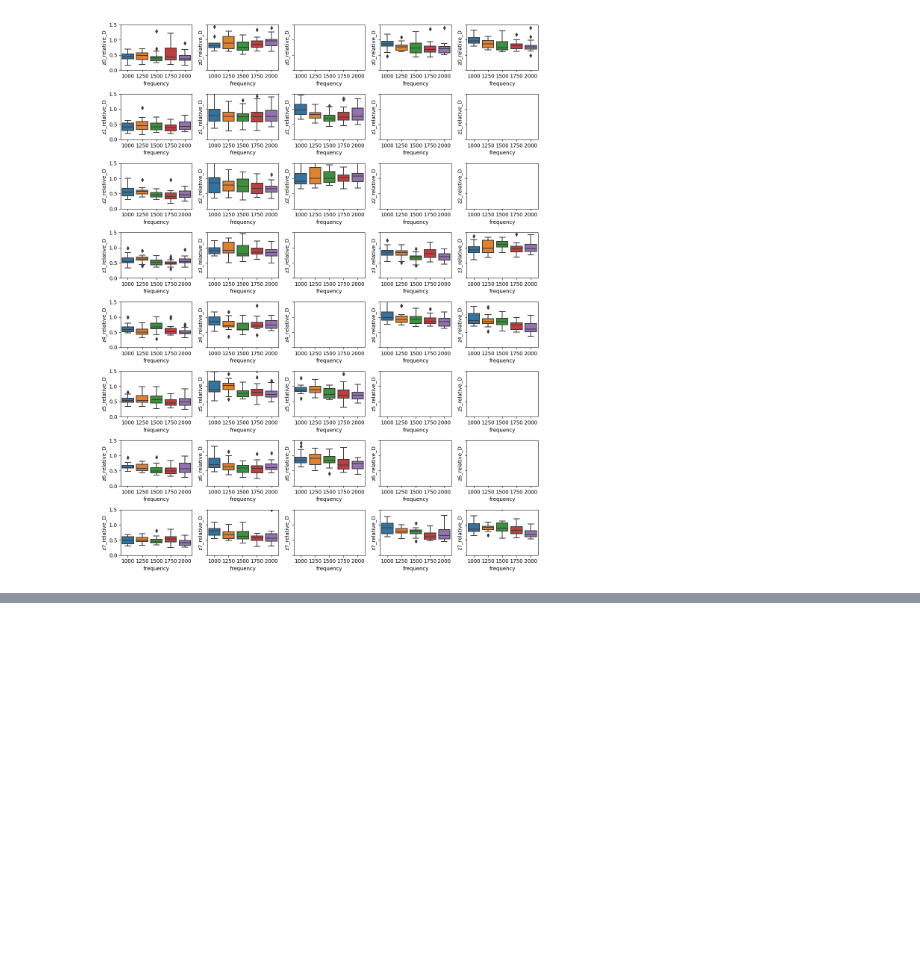
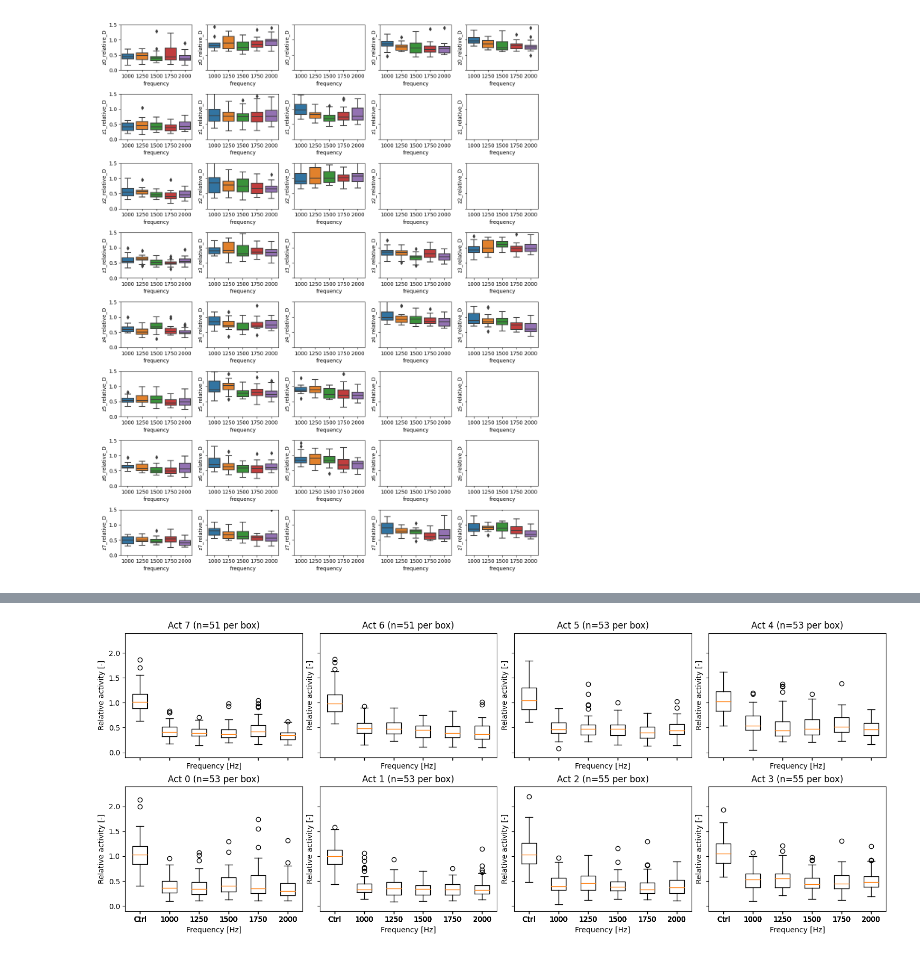
Before and after one commit to MBroisin/Experiments_processing, a Jupyter notebook: activity_exp_final_result.ipynb, the cells around one changed output, grey strips where cells are left out. Cells and saved outputs as stored; diff of their text form; code cells hidden in the pictures; blank space fills up the shorter version.

```diff
--- a/activity_exp_final_result.ipynb
+++ b/activity_exp_final_result.ipynb
@@ -356,0 +503,45 @@ dataset.z7_bin2_rel.mean()
+# %%
+# Frequency-wise plots
+frequencies = list(data.frequency.unique())
+frequencies.remove('Ctrl')
+frequencies = ['Ctrl']+sorted(frequencies)
+
+dataset = data
+
+# distance = 1
+fig, ax = matplotlib.pyplot.subplots(2, 4, figsize=(15, 6), sharex=True, sharey=True, constrained_layout=True)
+for act in range(NB_ACTS):
+    ind = str(act)
+    data_to_consider = dataset[dataset['act_z'+ind+'_closest_act_dist'] == 0]
+
+    boxes = []
+    for freq in frequencies:
+        if freq=='Ctrl':
+            data_to_consider_freq = dataset[dataset.frequency == freq]
+        else :
+            data_to_consider_freq = data_to_consider[data_to_consider.frequency == freq]
+        boxes.append(data_to_consider_freq['z'+ind+'_bin3_rel'].values)
+
+    _ = ax[MAPPING_PLOT[act][0], MAPPING_PLOT[act][1]].boxplot(boxes, positions=range(len(frequencies)), labels=frequencies)
+
+    # Stat tests
+    # RStest_in   = scipy.stats.ranksums(dataset['z'+ind+'_bin'+str(2)+'_rel'], dataset['z'+ind+'_bin'+str(3)+'_rel'])
+    # RStest_out  = scipy.stats.ranksums(dataset['z'+ind+'_bin'+str(5)+'_rel'], dataset['z'+ind+'_bin'+str(6)+'_rel'])
+    # print(ind, RStest_in[1], RStest_out[1], len(dataset['z'+ind+'_bin'+str(2)+'_rel']))
+
+    if NORMALIZATION_TYPE == 'first':
+        YLIMS       = [-0.1, 2.4]
+    else :
+        YLIMS       = [-0.1, 1.4]
+
+
+    # axis limits
+    _ = ax[MAPPING_PLOT[act][0], MAPPING_PLOT[act][1]].set_xlim([-0.5, 5.5])
+    _ = ax[MAPPING_PLOT[act][0], MAPPING_PLOT[act][1]].set_ylim(YLIMS)
+
+    # axis labels
+    _ = ax[MAPPING_PLOT[act][0], MAPPING_PLOT[act][1]].set_xlabel('Frequency [Hz]')
+    _ = ax[MAPPING_PLOT[act][0], MAPPING_PLOT[act][1]].set_ylabel('Relative activity [-]')
+    _ = ax[MAPPING_PLOT[act][0], MAPPING_PLOT[act][1]].title.set_text('Act '+ind+' (n={} per box)'.format(len(data_to_consider_freq['z'+ind+'_bin3_rel'])))
+# %% [output]
+[figure, added]
```
Also changed, not shown: parts of 18 cells of this notebook, 12 other files.
